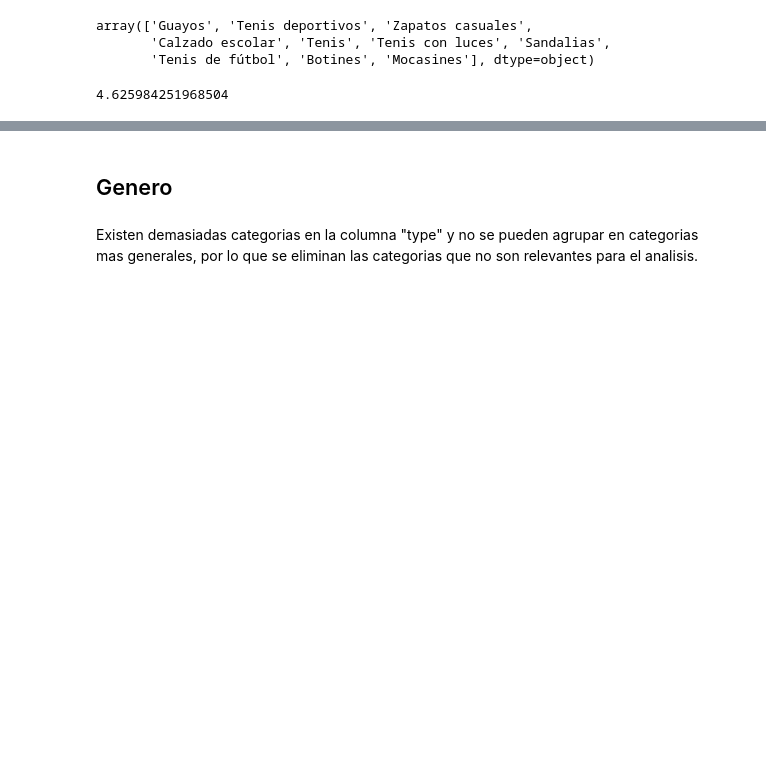
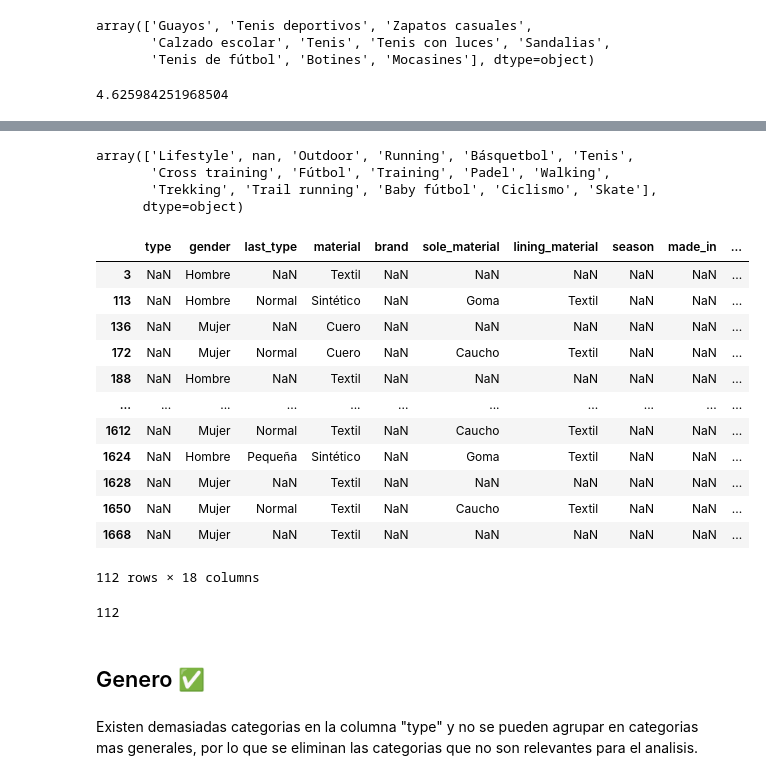
Before and after one commit to sofi-devv/Bootcamp-DS, a Jupyter notebook: falabella/visualizations/viz-2.ipynb, the cells around one changed output, grey strips where cells are left out. Drawn from its saved outputs; the diff is of its cells as text; code cells hidden in the pictures; blank space fills up the shorter version.

```diff
--- a/falabella/visualizations/viz-2.ipynb
+++ b/falabella/visualizations/viz-2.ipynb
@@ -143,0 +153,7 @@ trainers[trainers["type"] == "Zapatos casuales"].head(3)
+# %%
+trainers["discipline"].unique()
+# %% [output]
+array(['Lifestyle', nan, 'Outdoor', 'Running', 'Básquetbol', 'Tenis',
+       'Cross training', 'Fútbol', 'Training', 'Padel', 'Walking',
+       'Trekking', 'Trail running', 'Baby fútbol', 'Ciclismo', 'Skate'],
+      dtype=object)
@@ -144,5 +177,25 @@ trainers[trainers["type"] == "Zapatos casuales"].head(3)
+# %%
+trainers[trainers["type"].isnull() & trainers["discipline"].isnull()]
+# %% [output]
+|  | type | gender | last_type | material | brand | sole_material | lining_material | season | made_in | ... |
+| 3 | NaN | Hombre | NaN | Textil | NaN | NaN | NaN | NaN | NaN | ... |
+| 113 | NaN | Hombre | Normal | Sintético | NaN | Goma | Textil | NaN | NaN | ... |
+| 136 | NaN | Mujer | NaN | Cuero | NaN | NaN | NaN | NaN | NaN | ... |
+| 172 | NaN | Mujer | Normal | Cuero | NaN | Caucho | Textil | NaN | NaN | ... |
+| 188 | NaN | Hombre | NaN | Textil | NaN | NaN | NaN | NaN | NaN | ... |
+| ... | ... | ... | ... | ... | ... | ... | ... | ... | ... | ... |
+| 1612 | NaN | Mujer | Normal | Textil | NaN | Caucho | Textil | NaN | NaN | ... |
+| 1624 | NaN | Hombre | Pequeña | Sintético | NaN | Goma | Textil | NaN | NaN | ... |
+| 1628 | NaN | Mujer | NaN | Textil | NaN | NaN | NaN | NaN | NaN | ... |
+| 1650 | NaN | Mujer | Normal | Textil | NaN | Caucho | Textil | NaN | NaN | ... |
+| 1668 | NaN | Mujer | NaN | Textil | NaN | NaN | NaN | NaN | NaN | ... |
+112 rows × 18 columns
+# %%
+trainers["type"].isnull().sum()
+# %% [output]
+112
 # %% [markdown]
-## Genero
+## Genero ✅
 # %%
 gender_counts = trainers["gender"].value_counts()
 
```
Also changed, not shown: parts of 32 cells of this notebook.
